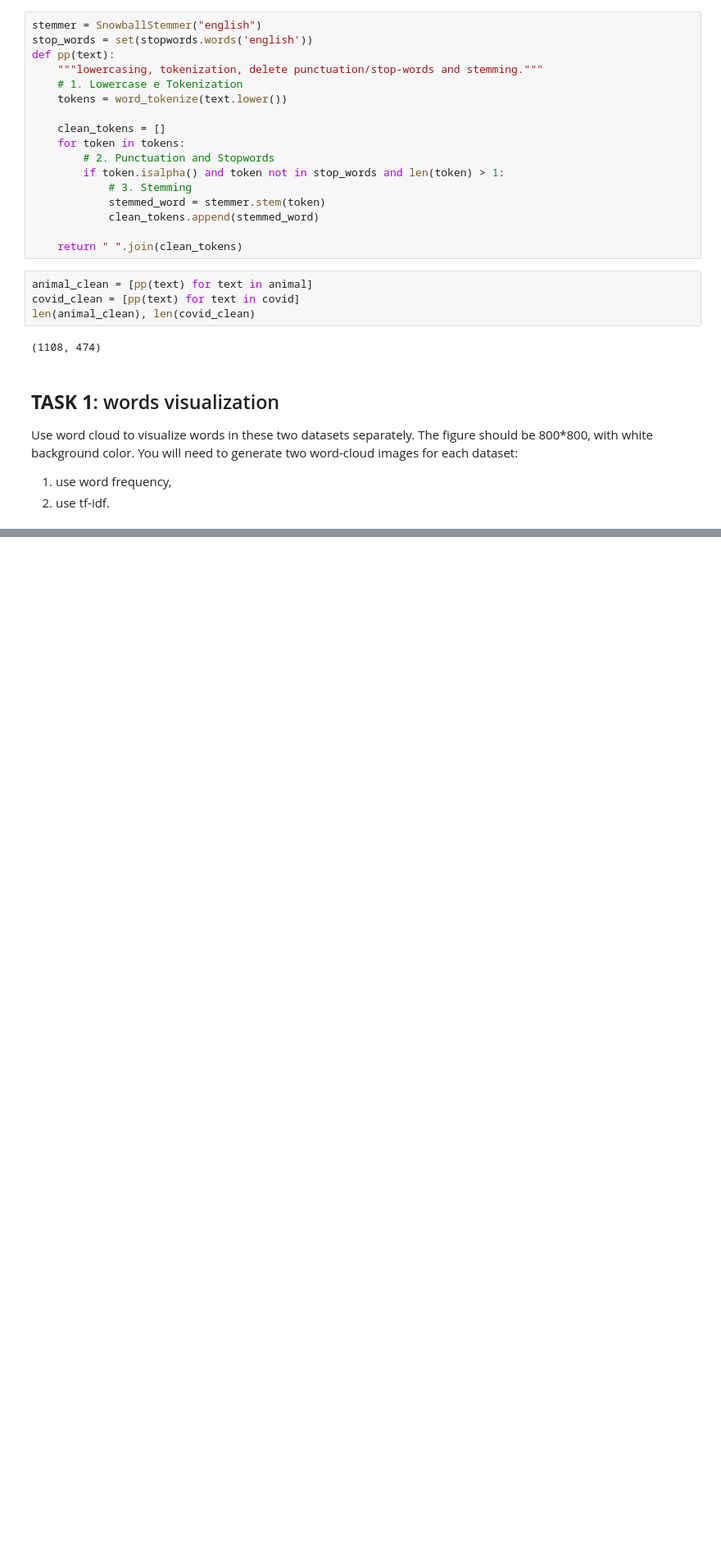
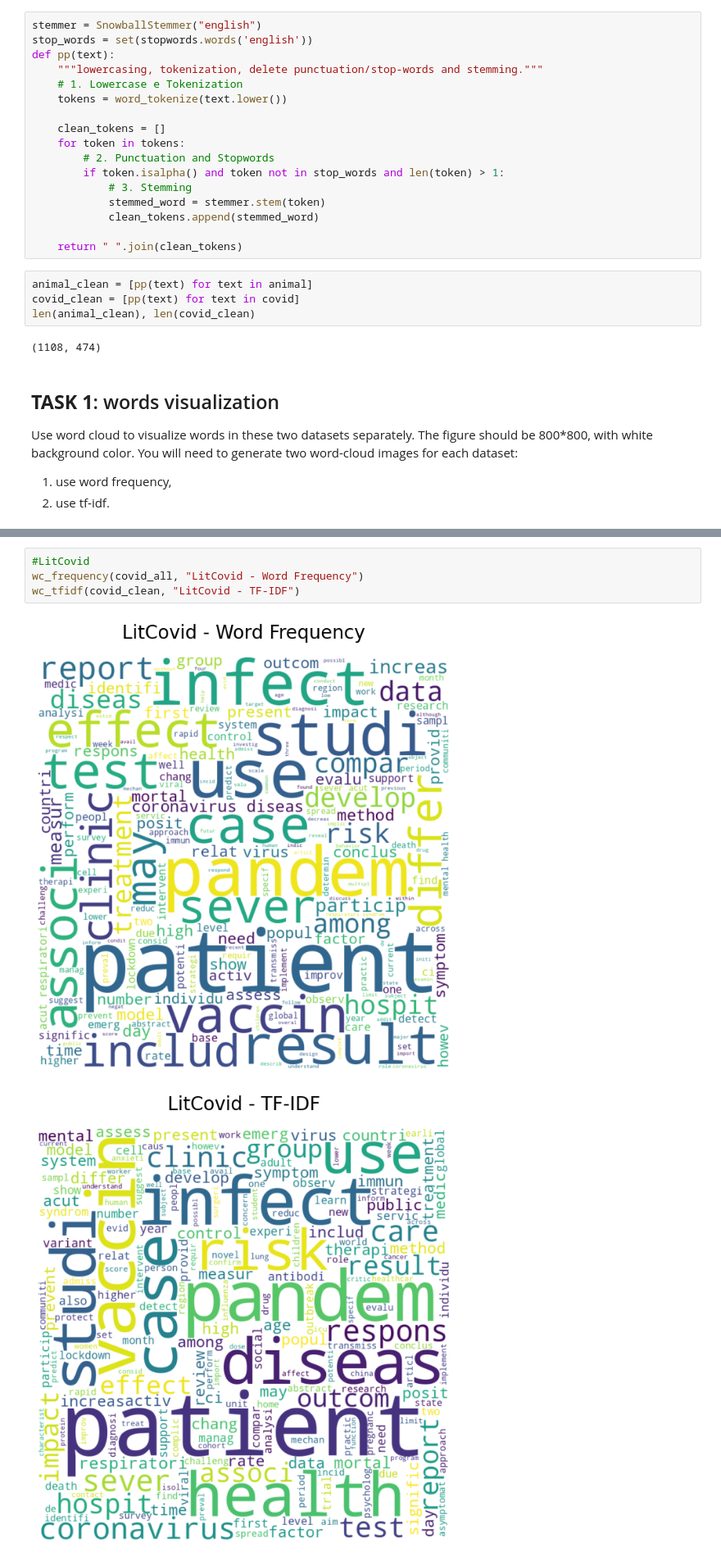
Before and after one commit to Pgiuliano8/COMS5790-NPL-Projects, a Jupyter notebook: project1.ipynb, the cells around one changed output, grey strips where cells are left out. Shown at 82% size. Drawn from its saved outputs; the diff is of its cells as text; blank space fills up the shorter version.

```diff
--- a/project1.ipynb
+++ b/project1.ipynb
@@ -91,0 +136,7 @@ Use word cloud to visualize words in these two datasets separately. The figure s
+# %%
+#LitCovid
+wc_frequency(covid_all, "LitCovid - Word Frequency")
+wc_tfidf(covid_clean, "LitCovid - TF-IDF")
+# %% [output]
+[figure, added]
+[figure, added]
```
Also changed, not shown: parts of 11 cells of this notebook.
